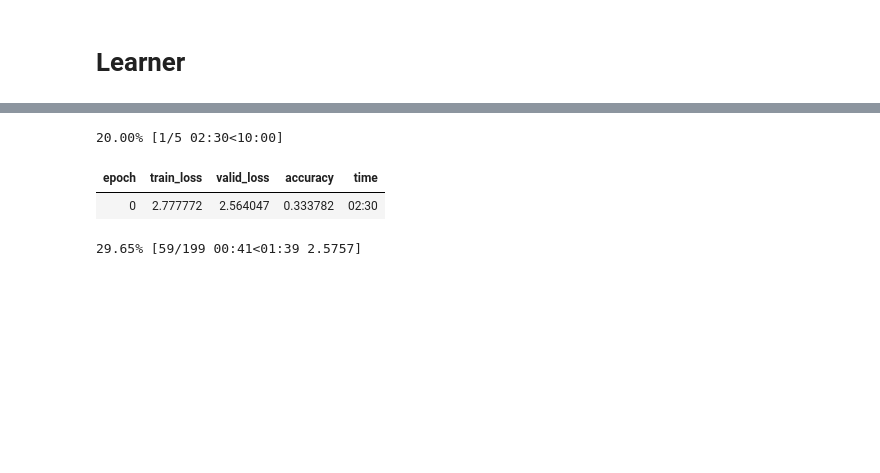
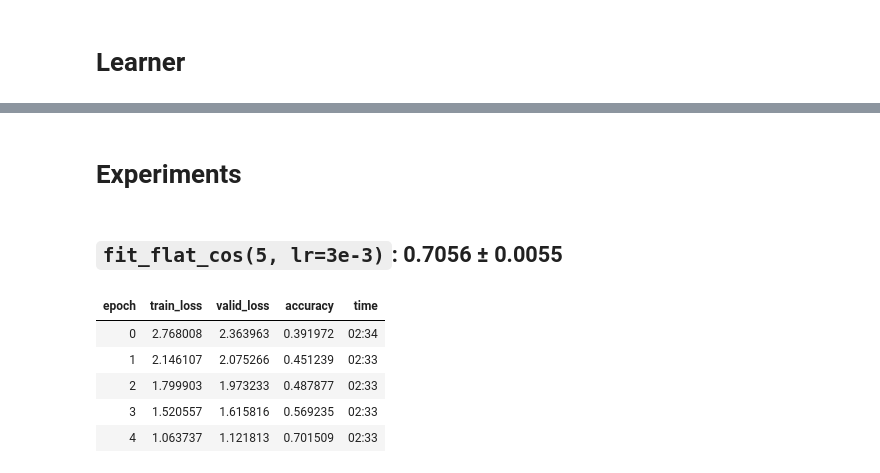
Before and after one commit to jwuphysics/FastGarden, a Jupyter notebook: nbs/01. mxresnet50 tests with augmentation and lr scheduling.ipynb, the cells around one changed output, grey strips where cells are left out. Drawn from its saved outputs; the diff is of its cells as text; code cells hidden in the pictures; blank space fills up the shorter version.

```diff
--- a/nbs/01. mxresnet50 tests with augmentation and lr scheduling.ipynb
+++ b/nbs/01. mxresnet50 tests with augmentation and lr scheduling.ipynb
@@ -69,7 +70,7 @@ splitter = IndexSplitter(range(12753, len(data)))
 # %% [markdown]
 ## Transforms and augmentation
 # %%
-item_tfms = [RandomResizedCrop(224, min_scale=0.6), FlipItem(0.5)]
+item_tfms = [RandomResizedCrop(224, min_scale=0.7)]
 batch_tfms = [*aug_transforms()]
 # %%
 block = DataBlock(
@@ -101,9 +102,16 @@ learn.lr_find()
+# %% [markdown]
+# Experiments
+# %% [markdown]
+## `fit_flat_cos(5, lr=3e-3)`: 0.7056 ± 0.0055
 # %%
+# 1/3
 net = xresnet50(pretrained=False, sa=True, act_cls=Mish)
 learn = Learner(dls, net, opt_func=ranger, metrics=accuracy)
-learn.fit_flat_cos(5, 8e-3)
+learn.fit_flat_cos(5, 3e-3)
 # %% [output]
-20.00% [1/5 02:30<10:00]
 | epoch | train_loss | valid_loss | accuracy | time |
-| 0 | 2.777772 | 2.564047 | 0.333782 | 02:30 |
+| 0 | 2.768008 | 2.363963 | 0.391972 | 02:34 |
+| 1 | 2.146107 | 2.075266 | 0.451239 | 02:33 |
+| 2 | 1.799903 | 1.973233 | 0.487877 | 02:33 |
+| 3 | 1.520557 | 1.615816 | 0.569235 | 02:33 |
+| 4 | 1.063737 | 1.121813 | 0.701509 | 02:33 |
-29.65% [59/199 00:41<01:39 2.5757]
```
Also changed, not shown: parts of 23 cells of this notebook, 1 other file.
